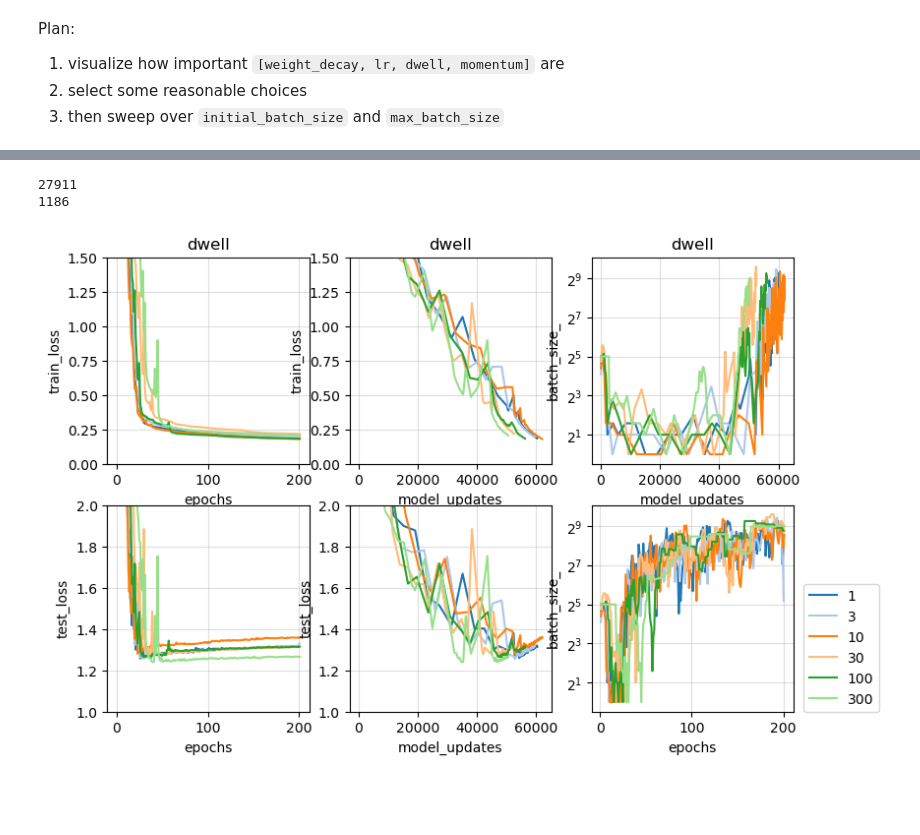
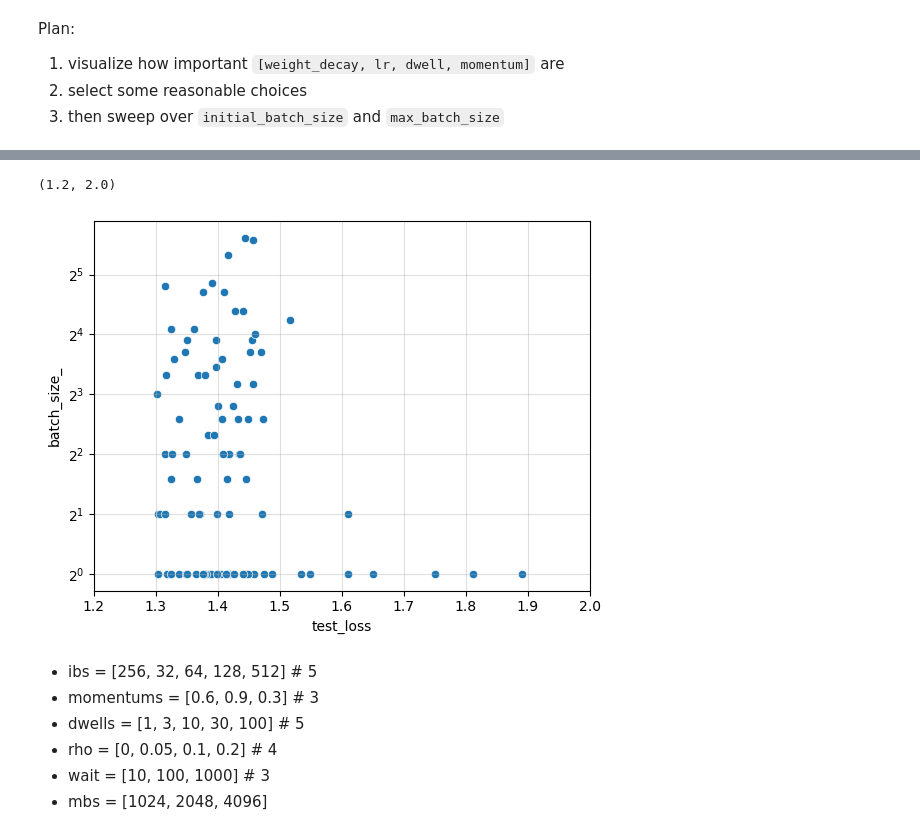
Before and after one commit to stsievert/adadamp-experiments, a Jupyter notebook: exp-finetune/viz-sweep.ipynb, the cells around one changed output, grey strips where cells are left out. Drawn from its saved outputs; the diff is of its cells as text; code cells hidden in the pictures; blank space fills up the shorter version.

```diff
--- a/exp-finetune/viz-sweep.ipynb
+++ b/exp-finetune/viz-sweep.ipynb
@@ -53,10 +102,48 @@ df.head()
 # assert set(df.dwell.unique().astype(int)) == {1, 3, 10, 30, 100, 300}
 # assert set(df.weight_decay.unique()) == {1e-8, 1e-7, 1e-6, 1e-5}
 # %%
-BASE = dict(lr=1e-3, momentum=0.8, dwell=300, weight_decay=1e-5)
-# dwell: [300, 3000]
-# lr: [1e-5, 3e-3]
-#
+BASE = dict(
+    lr=1e-3,
+    weight_decay=1e-6,
+    momentum=0.3,
+    dwell=1,
+    initial_batch_size=64,
+    #max_batch_size= 1024,
+    wait=10,
+    rho=0.05,
+    reduction="mean",
+)
+# dwell: [100, 1000]
+# lr: [0.3e-3, 3e-3]
+# momentum: [0.6, 0.8]
+# initial_batch_size: [2, 4, 8, 16, 32]
+# noisy: [True, False]
+
+# set dwell=1. hard code reduction=mean.
+# Vary rho, train longer.
+# %%
+import seaborn as sns
+base_dfs = [
+    df
+    for df in dfs
+    if all(
+        set(df[k].unique()) == {v} for k, v in BASE.items()
+    )
+]
+assert len(base_dfs) == 1
+base_df = base_dfs[0]
+
+ax = sns.scatterplot(
+    x="test_loss", y="batch_size_",
+    data=base_df,# style="o",
+)
+ax.grid(alpha=0.4)
+ax.set_yscale("log", base=2)
+ax.set_xlim(1.2, 2)
+# ax.set_ylim(0, 1)
+# %% [output]
+(1.2, 2.0)
+[figure, added]
 # %%
 import seaborn as sns
 from math import prod
@@ -79,7 +166,8 @@ def show_sweep_over(
     for k in BASE:
         if k == sweep:
             continue
-        assert set(show[k].unique()) == {BASE[k]}
+    #     assert set(show[k].unique()) == {BASE[k]}
+    # assert set(show[sweep].unique()) == set(df[sweep].unique())
 
     w = 3
     fig, axs = plt.subplots(nrows=2, ncols=3, figsize=(3 * w, 2 * w))
@@ -112,13 +200,16 @@ def show_sweep_over(
             if i == 1 and k == 2:
                 ax.legend(loc=(1.05, 0))
             else:
-                ax.legend_.remove()
+                try:
+                    ax.legend_.remove()
+                except:
+                    pass
     return fig, axs
-
-
-fig, axs = show_sweep_over("dwell", df, BASE, palette="tab20")
-# %% [output]
-27911
-1186
-[figure, removed]
+# %% [markdown]
+- ibs = [256, 32, 64, 128, 512] # 5
+- momentums = [0.6, 0.9, 0.3]  # 3
+- dwells = [1, 3, 10, 30, 100] # 5
+- rho = [0, 0.05, 0.1, 0.2] # 4
+- wait = [10, 100, 1000]  # 3
+- mbs = [1024, 2048, 4096]
 # %%
```
Also changed, not shown: parts of 12 cells of this notebook, 4 other files.
